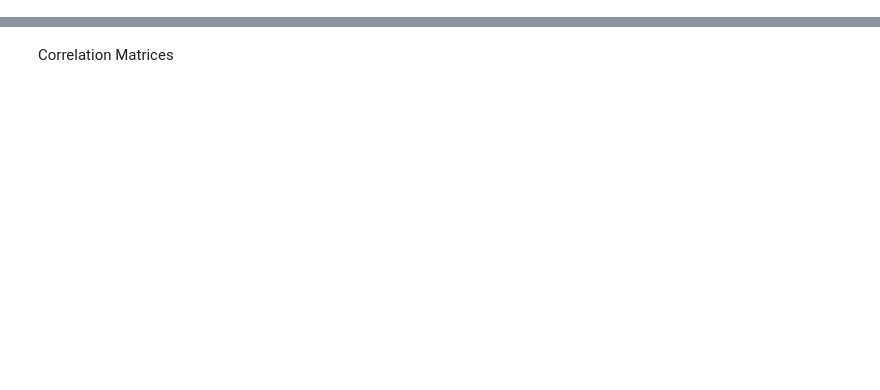
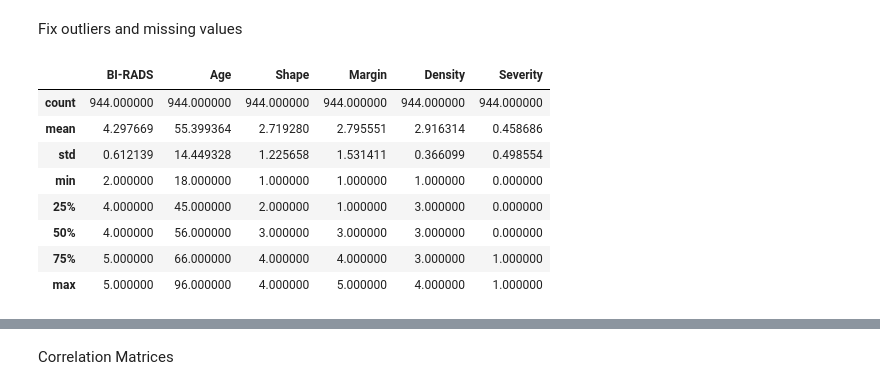
Before and after one commit to TheScorpoi/faa-mammographic, a Jupyter notebook: src/main.ipynb, the cells around one changed output, grey strips where cells are left out. Saved outputs shown, nothing was run; the diff lists cells and outputs as text; code cells hidden in the pictures; blank space fills up the shorter version.

Commit message:
remove outliers and replace the missing values

```diff
--- a/src/main.ipynb
+++ b/src/main.ipynb
@@ -4,11 +4,7 @@ import matplotlib.pyplot as plt
 import pandas as pd
 import seaborn as sns
 # %%
-data = pd.read_csv('../dataset/mammographic_masses.data', header=None)
+data = pd.read_csv('../dataset/mammographic_masses.data', header=None, na_values='?')
 data.columns = ['BI-RADS', 'Age', 'Shape', 'Margin', 'Density', 'Severity']
 
-data = data.replace('?', np.nan) # replace ? with NaN
-data = data.dropna()
-data = data.astype('int') # convert all columns to int
-
 print(data.shape)
@@ -19,3 +34,24 @@ data.describe()
+# %% [markdown]
+Fix outliers and missing values
+# %%
+for i in data.columns[data.isnull().any(axis=0)]:     #---Applying Only on variables with NaN values
+    data[i].fillna(round(data[i].mean()),inplace=True)
+data
+
+data.drop(data[data['BI-RADS'] >= 6 ].index, inplace=True)
+data.drop(data[data['BI-RADS'] <= 0 ].index, inplace=True)
+
+data.describe()
+# %% [output]
+|  | BI-RADS | Age | Shape | Margin | Density | Severity |
+| count | 944.000000 | 944.000000 | 944.000000 | 944.000000 | 944.000000 | 944.000000 |
+| mean | 4.297669 | 55.399364 | 2.719280 | 2.795551 | 2.916314 | 0.458686 |
+| std | 0.612139 | 14.449328 | 1.225658 | 1.531411 | 0.366099 | 0.498554 |
+| min | 2.000000 | 18.000000 | 1.000000 | 1.000000 | 1.000000 | 0.000000 |
+| 25% | 4.000000 | 45.000000 | 2.000000 | 1.000000 | 3.000000 | 0.000000 |
+| 50% | 4.000000 | 56.000000 | 3.000000 | 3.000000 | 3.000000 | 0.000000 |
+| 75% | 5.000000 | 66.000000 | 4.000000 | 4.000000 | 3.000000 | 1.000000 |
+| max | 5.000000 | 96.000000 | 4.000000 | 5.000000 | 4.000000 | 1.000000 |
 # %%
 sns.countplot(x='Severity', data=data)
 plt.title('Severity Distribution \n (0: Benign | 1: Malignant)', fontsize=14)
```
Also changed, not shown: parts of 11 cells of this notebook, 1 other file.
